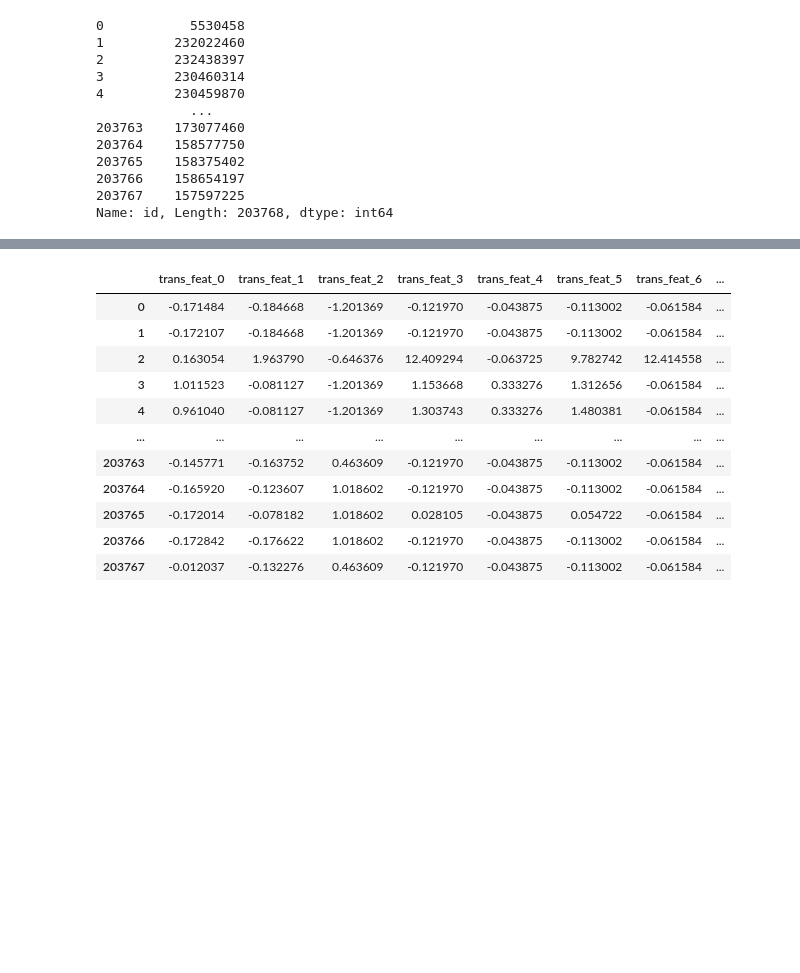
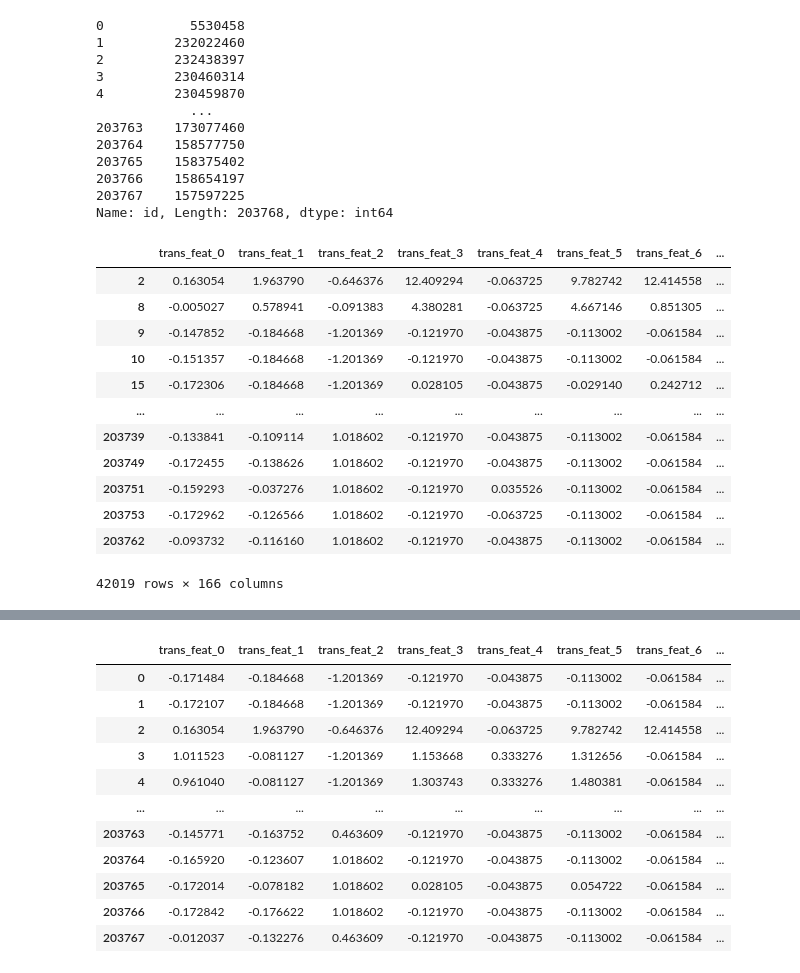
Before and after one commit to GuyenSoto/BTC, a Jupyter notebook: BTC_labelPropagation.ipynb, the cells around one changed output, grey strips where cells are left out. Cells and saved outputs as stored; diff of their text form; code cells hidden in the pictures; blank space fills up the shorter version.

```diff
--- a/BTC_labelPropagation_S.ipynb
+++ b/BTC_labelPropagation.ipynb
@@ -103,10 +106,12 @@ cleaned_df.pop('id')
 203767    157597225
 Name: id, Length: 203768, dtype: int64
 # %%
-cleaned_df['Class'].replace({"unknown": "0"}, inplace=True)
+#cleaned_df['Class'].replace({"unknown": "0"}, inplace=True)
 #cleaned_df['Class'].replace({"1": "0"}, inplace=True)
 #cleaned_df['Class'].replace({"2": "1"}, inplace=True)
+#cleaned_df['Class'] = pd.to_numeric(cleaned_df['Class'])
+
+cleaned_df['Class'].replace({"unknown": "-1"}, inplace=True)
+cleaned_df['Class'].replace({"1": "1"}, inplace=True)
+cleaned_df['Class'].replace({"2": "0"}, inplace=True)
 cleaned_df['Class'] = pd.to_numeric(cleaned_df['Class'])
-
-
-y=cleaned_df['Class']
@@ -112,0 +126,17 @@ y=cleaned_df['Class']
+# %%
+prueba_0=cleaned_df[cleaned_df['Class']==0] # 1) Split 0 array
+prueba_0
+# %% [output]
+|  | trans_feat_0 | trans_feat_1 | trans_feat_2 | trans_feat_3 | trans_feat_4 | trans_feat_5 | trans_feat_6 | ... |
+| 2 | 0.163054 | 1.963790 | -0.646376 | 12.409294 | -0.063725 | 9.782742 | 12.414558 | ... |
+| 8 | -0.005027 | 0.578941 | -0.091383 | 4.380281 | -0.063725 | 4.667146 | 0.851305 | ... |
+| 9 | -0.147852 | -0.184668 | -1.201369 | -0.121970 | -0.043875 | -0.113002 | -0.061584 | ... |
+| 10 | -0.151357 | -0.184668 | -1.201369 | -0.121970 | -0.043875 | -0.113002 | -0.061584 | ... |
+| 15 | -0.172306 | -0.184668 | -1.201369 | 0.028105 | -0.043875 | -0.029140 | 0.242712 | ... |
+| ... | ... | ... | ... | ... | ... | ... | ... | ... |
+| 203739 | -0.133841 | -0.109114 | 1.018602 | -0.121970 | -0.043875 | -0.113002 | -0.061584 | ... |
+| 203749 | -0.172455 | -0.138626 | 1.018602 | -0.121970 | -0.043875 | -0.113002 | -0.061584 | ... |
+| 203751 | -0.159293 | -0.037276 | 1.018602 | -0.121970 | 0.035526 | -0.113002 | -0.061584 | ... |
+| 203753 | -0.172962 | -0.126566 | 1.018602 | -0.121970 | -0.063725 | -0.113002 | -0.061584 | ... |
+| 203762 | -0.093732 | -0.116160 | 1.018602 | -0.121970 | -0.043875 | -0.113002 | -0.061584 | ... |
+42019 rows × 166 columns
```
Also changed, not shown: parts of 37 cells of this notebook, 9 other files.
